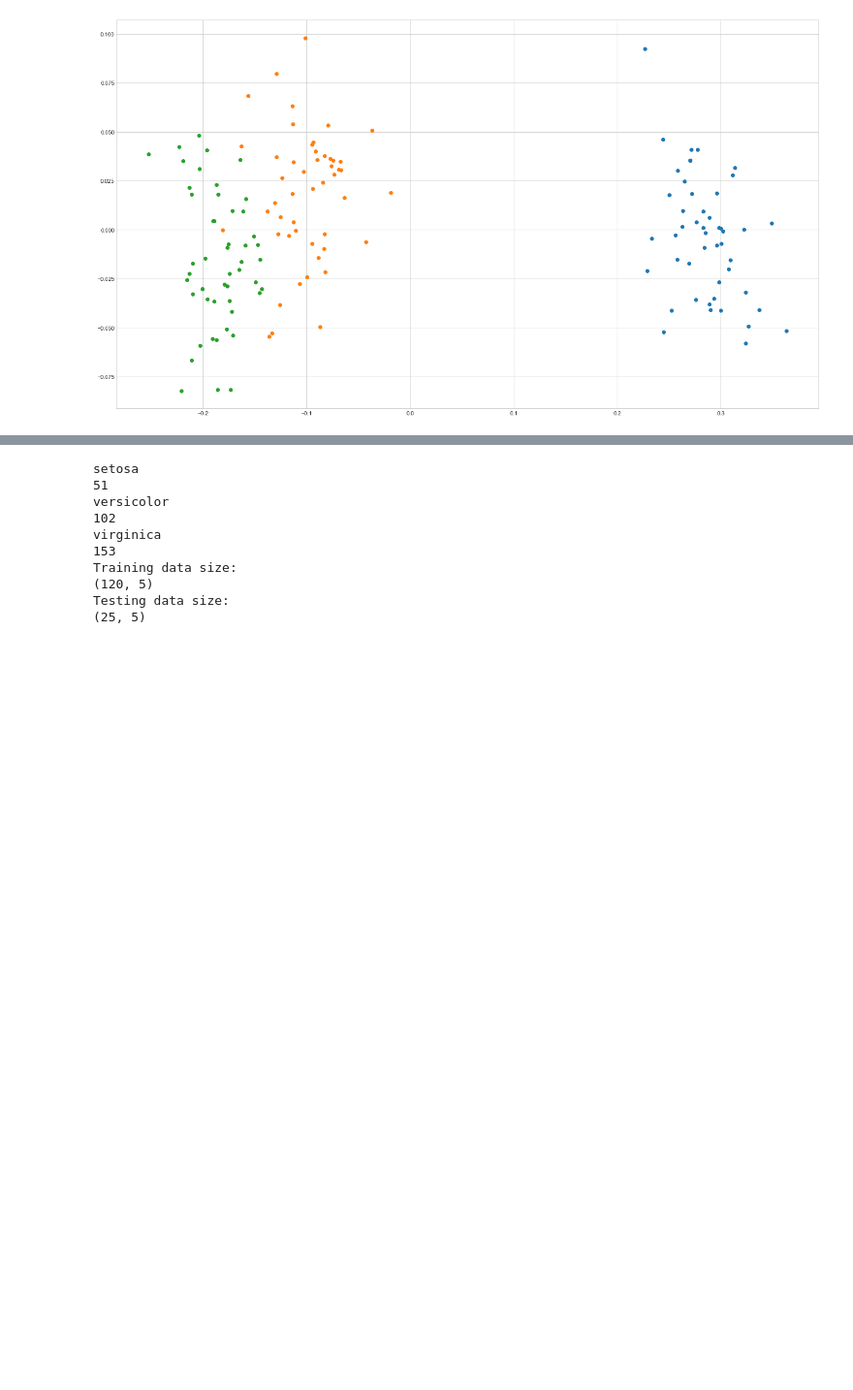
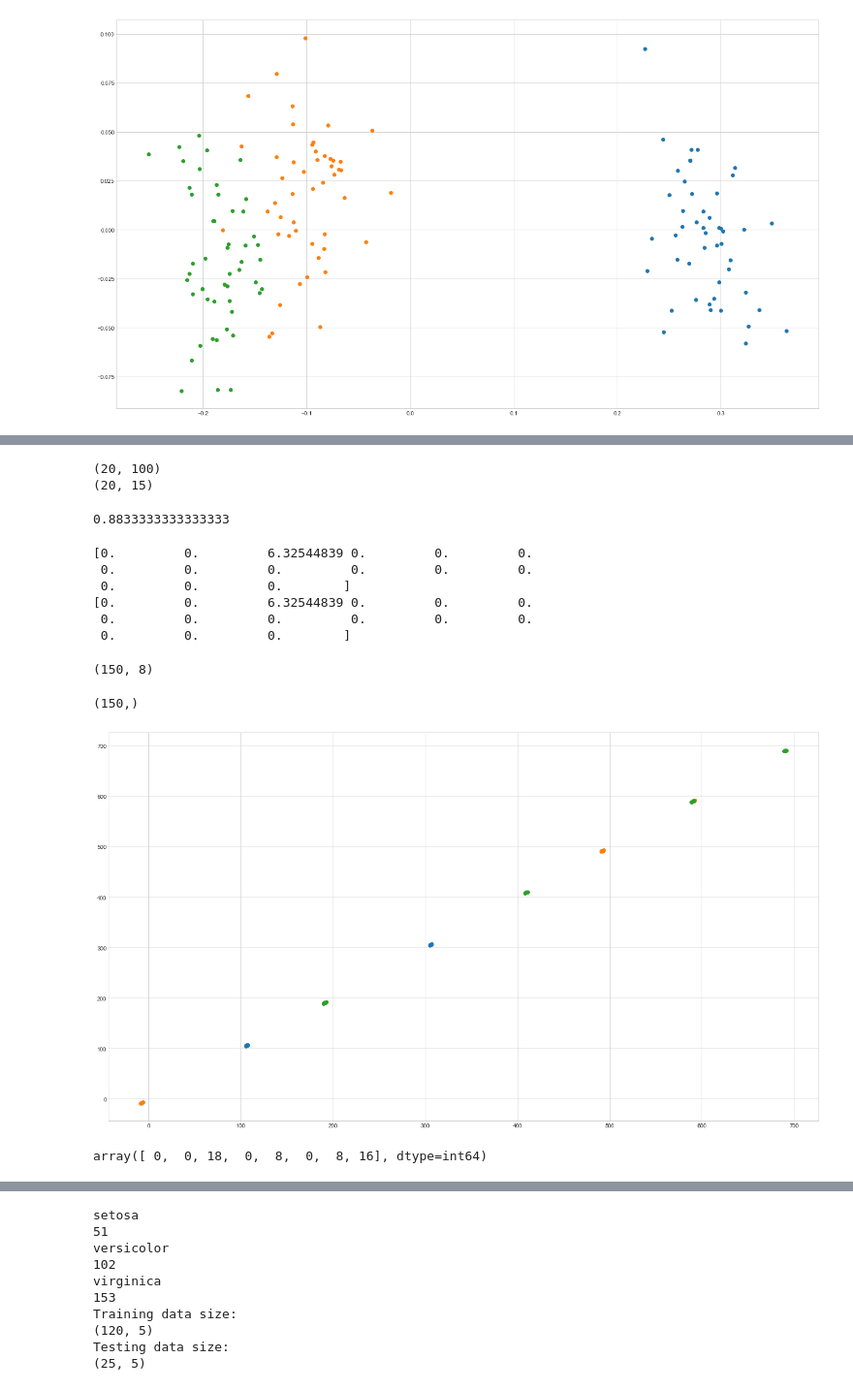
Before and after one commit to Julio-Baeta1/Iris, a Jupyter notebook: Python/iris_jupyter.ipynb, the cells around one changed output, grey strips where cells are left out. Shown at 97% size. Drawn from its saved outputs; the diff is of its cells as text; code cells hidden in the pictures; blank space fills up the shorter version.

Commit message:
Added dictionary learning component, must return to and neaten

```diff
--- a/Python/iris_jupyter.ipynb
+++ b/Python/iris_jupyter.ipynb
@@ -164,0 +169,67 @@ print(sum(set_1))
+# %%
+from sklearn.datasets import make_sparse_coded_signal
+from sklearn.decomposition import DictionaryLearning
+X, dictionary, code = make_sparse_coded_signal(n_samples=100, n_components=15, n_features=20, n_nonzero_coefs=10,random_state=42)
+dict_learner = DictionaryLearning(n_components=15, transform_algorithm='lasso_lars', random_state=42)
+print(X.shape)
+X_transformed = dict_learner.fit_transform(X)
+print(X_transformed.shape)
+np.mean(X_transformed == 0)
+# %% [output]
+(20, 100)
+(20, 15)
+0.8833333333333333
+# %%
+print(X_transformed[0,:])
+X_test = dict_learner.transform(X[0:1,:])
+print(X_test[0,:])
+# %% [output]
+[0.         0.         6.32544839 0.         0.         0.
+ 0.         0.         0.         0.         0.         0.
+ 0.         0.         0.        ]
+[0.         0.         6.32544839 0.         0.         0.
+ 0.         0.         0.         0.         0.         0.
+ 0.         0.         0.        ]
+# %%
+iris_dict = DictionaryLearning(n_components=8, transform_n_nonzero_coefs=1, random_state=42)
+
+data_dict = iris_dict.fit_transform(data_set.iloc[:,:4])
+print(data_dict.shape)
+# %% [output]
+(150, 8)
+# %%
+def sparsePlot(sparse_vec):
+    temp = np.where(sparse_vec != 0)
+    return temp[0]*100 + sparse_vec[temp[0]]
+# %%
+#my_vec = np.array([0,0,0,7,0,0,0,0])
+#res = sparsePlot(my_vec)
+#print(res)
+#print(my_vec[res])
+list_plot = np.array([]);
+for entry in data_dict:
+    list_plot = np.append(list_plot, sparsePlot(entry))
+
+print(list_plot.shape)
+# %% [output]
+(150,)
+# %%
+set_0 = list_plot[0:49];
+set_1 = list_plot[0:49];
+plt.scatter(set_0, set_1)
+
+set_0 = list_plot[50:99];
+set_1 = list_plot[50:99];
+plt.scatter(set_0, set_1)
+
+set_0 = list_plot[100:150];
+set_1 = list_plot[100:150];
+plt.scatter(set_0, set_1)
+
+plt.show()
+# %% [output]
+[figure, added]
+# %%
+np.count_nonzero(data_dict[100:150,:], axis=0)
+# %% [output]
+array([ 0,  0, 18,  0,  8,  0,  8, 16], dtype=int64)
```
Also changed, not shown: parts of 16 cells of this notebook.
